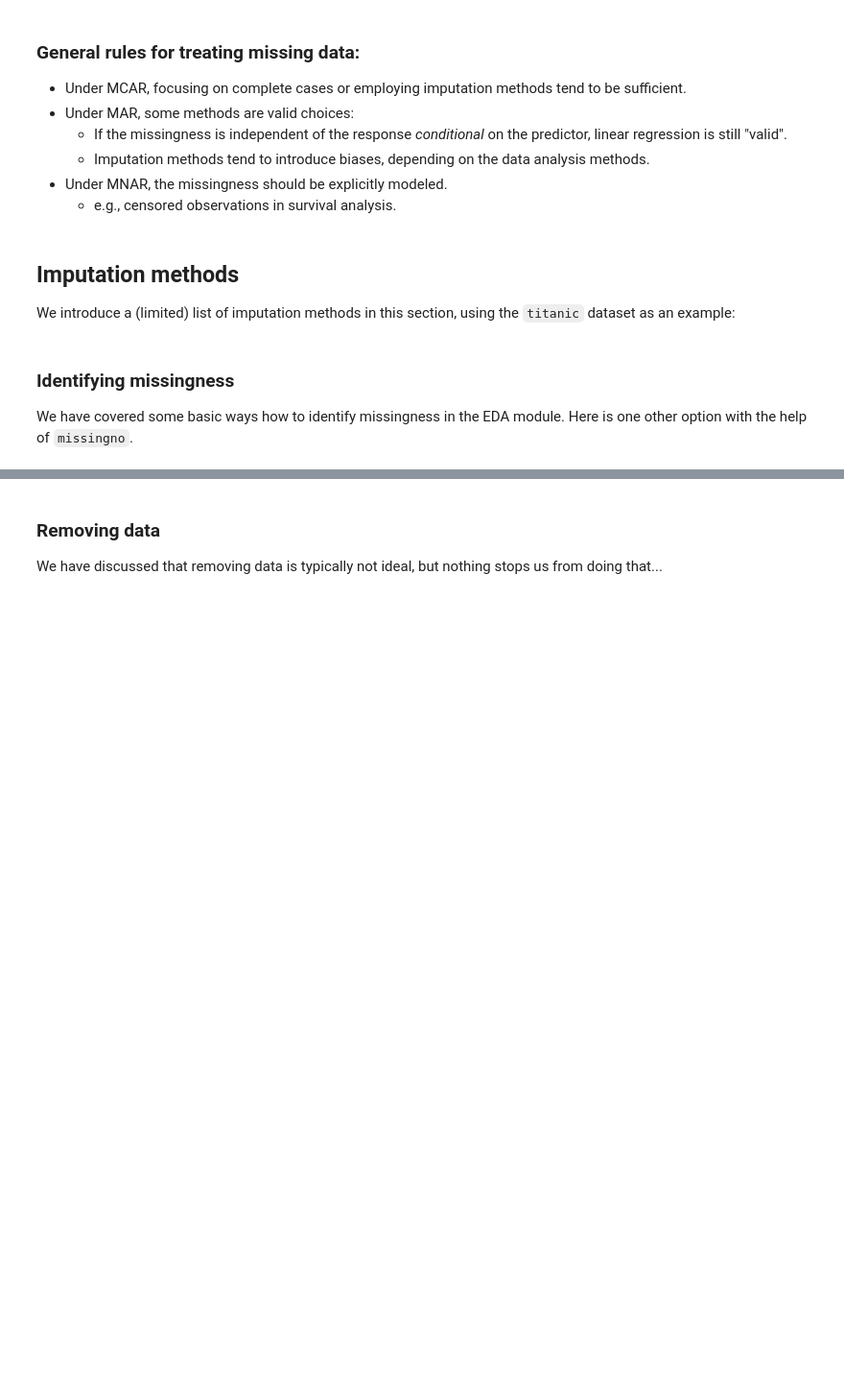
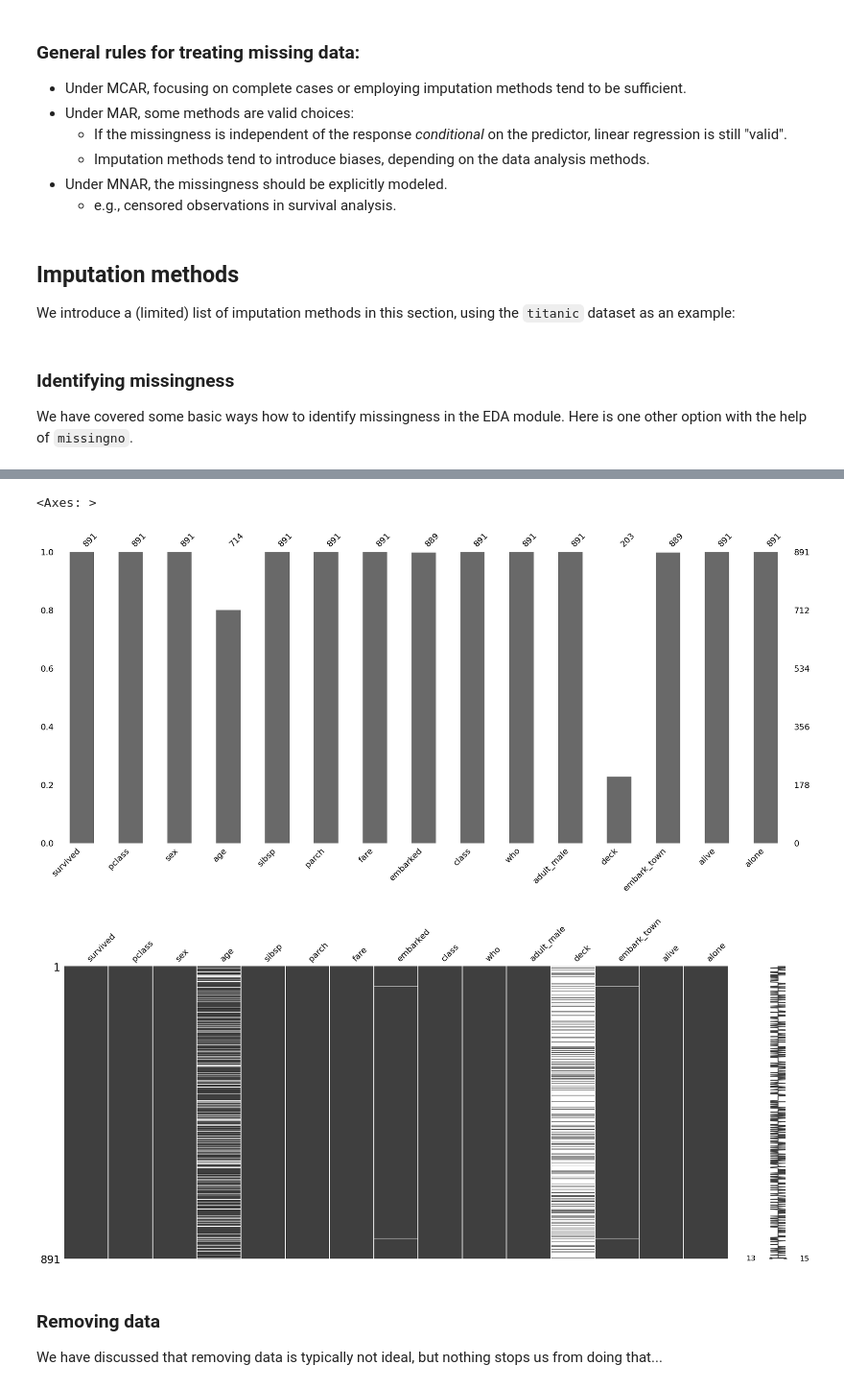
Before and after one commit to mosesyhc/de300-2026wi, a Jupyter notebook: class-notebooks/03-missing-data-class.ipynb, the cells around one changed output, grey strips where cells are left out. Shown at 96% size. Saved outputs shown, nothing was run; the diff lists cells and outputs as text; code cells hidden in the pictures; blank space fills up the shorter version.

```diff
--- a/class-notebooks/03-missing-data-class.ipynb
+++ b/class-notebooks/03-missing-data-class.ipynb
@@ -85,6 +121,12 @@ titanic.info()
 # %%
 import missingno as msno
 # visualization of available/missing data
+msno.bar(titanic)
+msno.matrix(titanic)
+# %% [output]
+<Axes: >
+[figure, added]
+[figure, added]
 # %% [markdown]
 ### Removing data
 We have discussed that removing data is typically not ideal, but nothing stops us from doing that...
```
Also changed, not shown: parts of 17 cells of this notebook.
